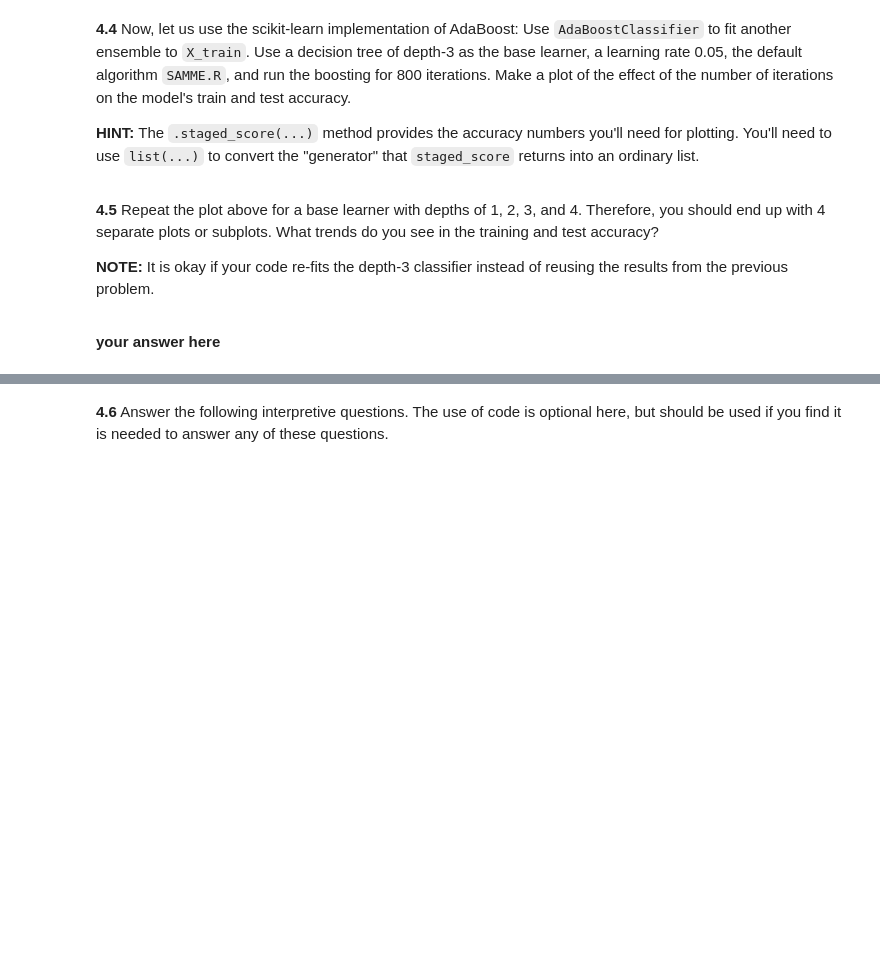
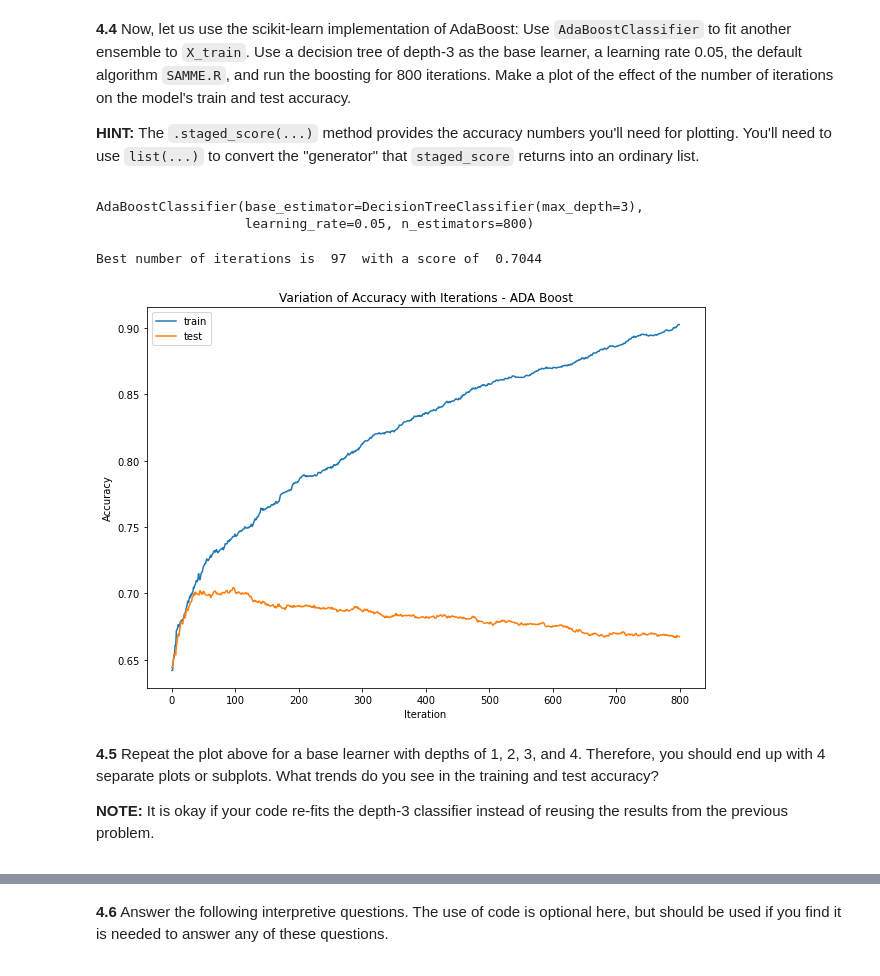
Before and after one commit to westonruths/ac209a, a Jupyter notebook: cs109a_hw6/cs109a_hw6.ipynb, the cells around one changed output, grey strips where cells are left out. Cells and saved outputs as stored; diff of their text form; code cells hidden in the pictures; blank space fills up the shorter version.

```diff
--- a/cs109a_hw6/cs109a_hw6.ipynb
+++ b/cs109a_hw6/cs109a_hw6.ipynb
@@ -601,9 +602,10 @@ def running_predictions(
 # your code here
 # The test accuracy of a single decision tree with the overfit
 # tree_depth you chose in Question 2.1, trained on the full training set.
-model = DecisionTreeClassifier(max_depth=tree_depth)
-model.fit(X_train, y_train)
-single_tree_score = model.score(X_test, y_test)
+single_overfit_model = DecisionTreeClassifier(max_depth=tree_depth)
+single_overfit_model.fit(X_train, y_train)
+overfit_accuracy_train = single_overfit_model.score(X_train, y_train)
+overfit_accuracy_test = single_overfit_model.score(X_test, y_test)
 
 # Plotting
 train_pred = running_predictions(bagging_train_df, y_train)
@@ -616,7 +618,7 @@ xvals = range(1,56)
 axes.plot(xvals, train_pred, 'r-', marker='x', label="Training Set with Bagging Model")
 axes.plot(xvals, test_pred, 'b-', marker='o', label="Test Set with Bagging Model")
 axes.axhline(y=max(best_cv_tree_test_score), color='g', linestyle='-', label="Test Accuracy from Q1")
-axes.axhline(y=single_tree_score, color='orange', linestyle='-', label="Test Accuracy for Single Decision Tree from Q2.1")
+axes.axhline(y=overfit_accuracy_test, color='orange', linestyle='-', label="Test Accuracy for Single Decision Tree from Q2.1")
 axes.legend()
 axes.set_title('Training and Test Accuracies At Each Bootstrap')
 axes.set_ylabel("Model Accuracy Score")
@@ -701,0 +702,16 @@ The expected structure for `results_df` is:
+# %%
+# your code here
+
+# Fit a RandomForestClassifier to the original X_train data
+# using the same tree depth and number of trees you used in Question 2.2.
+# Set the maximum number of features to use when looking for the best split to
+# be the square root of the total number of features.
+randomforest_model = RandomForestClassifier(n_estimators=55, max_depth=tree_depth, max_features="sqrt")
+randomforest_model.fit(X_train, y_train)
+
+# Evaluate and report this classifier's accuracy on the training and test sets
+random_forest_train_score = randomforest_model.score(X_train, y_train)
+random_forest_test_score = randomforest_model.score(X_test, y_test)
+
+print(f'The accuracy of TRAIN with the random forest model is: {random_forest_train_score:.4f}')
+print(f'The accuracy of TEST with the random forest model is: {random_forest_test_score:.4f}')
@@ -930,3 +1082,29 @@ Boosted accuracy: 0.002
+# %%
+# your code here
+adaboost_model = AdaBoostClassifier(base_estimator= DecisionTreeClassifier(max_depth=3),
+                           n_estimators=800,
+                           learning_rate=0.05)
+adaboost_model.fit(X_train, y_train)
+# %% [output]
+AdaBoostClassifier(base_estimator=DecisionTreeClassifier(max_depth=3),
+                   learning_rate=0.05, n_estimators=800)
+# %%
+#Plot Iteration based score
+train_scores = list(adaboost_model.staged_score(X_train,y_train))
+test_scores = list(adaboost_model.staged_score(X_test, y_test))
+
+plt.figure(figsize=(10,7))
+plt.plot(train_scores,label='train')
+plt.plot(test_scores,label='test')
+plt.xlabel('Iteration')
+plt.ylabel('Accuracy')
+plt.title("Variation of Accuracy with Iterations - ADA Boost")
+plt.legend();
+
+print('Best number of iterations is ', np.array(test_scores).argmax(), " with a score of ", max(test_scores))
+# %% [output]
+Best number of iterations is  97  with a score of  0.7044
+[figure, added]
 # %% [markdown]
 <div class='exercise-r'>
 
@@ -940,2 +1115,0 @@ Boosted accuracy: 0.002
-# %% [markdown]
-**your answer here**
```
Also changed, not shown: parts of 42 cells of this notebook, 1 other file.
